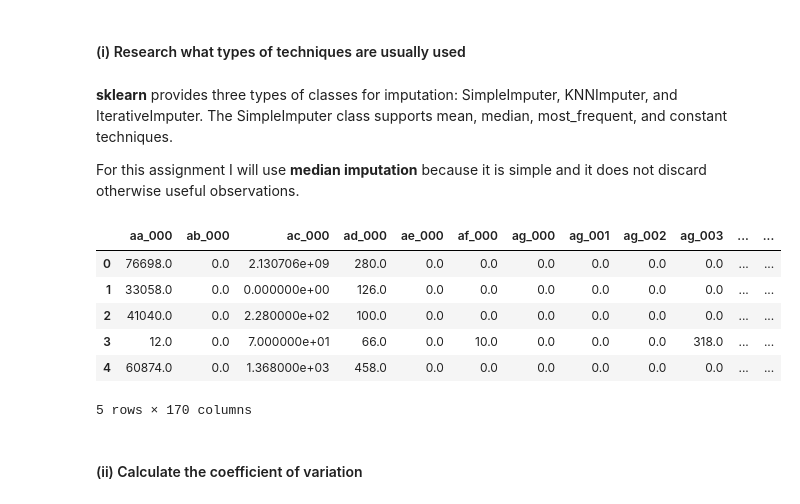
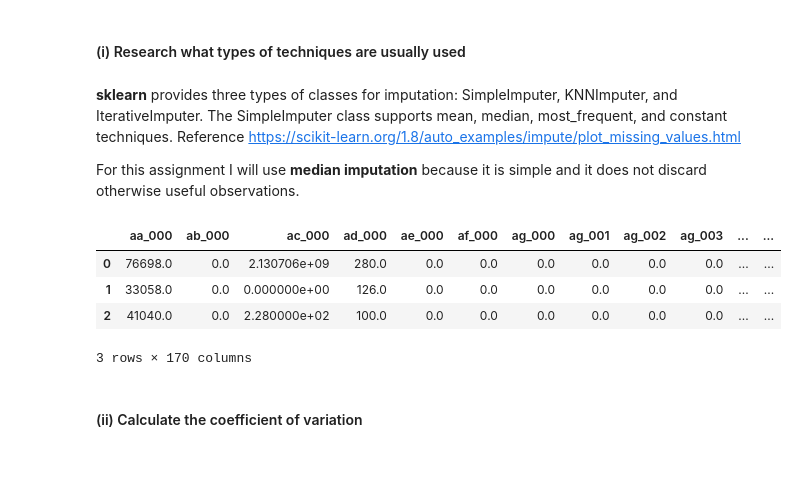
Before and after one commit to gblombach/DSCI-552_Homework_6, a Jupyter notebook: notebooks/Blombach_George_HW6.ipynb, the cells around one changed output. Cells and saved outputs as stored; diff of their text form; code cells hidden in the pictures; blank space fills up the shorter version.

```diff
--- a/notebooks/Blombach_George_HW6.ipynb
+++ b/notebooks/Blombach_George_HW6.ipynb
@@ -32,31 +32,29 @@ train = pd.read_csv('../data/aps_failure_training_set.csv', skiprows=20, header=
 # %% [markdown]
 #### (i) Research what types of techniques are usually used
 # %% [markdown]
-**sklearn** provides three types of classes for imputation: SimpleImputer, KNNImputer, and IterativeImputer. The SimpleImputer class supports mean, median, most_frequent, and constant techniques.
+**sklearn** provides three types of classes for imputation: SimpleImputer, KNNImputer, and IterativeImputer. The SimpleImputer class supports mean, median, most_frequent, and constant techniques. Reference https://scikit-learn.org/1.8/auto_examples/impute/plot_missing_values.html
 
 For this assignment I will use **median imputation** because it is simple and it does not discard otherwise useful observations.
 # %%
 #separate values before imputation
 X_train = train.drop(columns="class").copy()
 y_train = train["class"].copy()
 X_test = test.drop(columns="class").copy()
 y_test = test["class"].copy()
 
 #setup imputer
 imputer = SimpleImputer(strategy="median")
 
 #impute and preserve feature names; NOTE imputer learns the medians from X_train and applies those same medians to X_test
 X_train_imputed = pd.DataFrame(imputer.fit_transform(X_train), columns=X_train.columns, index=X_train.index)
 X_test_imputed = pd.DataFrame(imputer.transform(X_test), columns=X_test.columns, index=X_test.index)
-display(X_train_imputed.head())
+display(X_train_imputed.head(3))
 # %% [output]
 |  | aa_000 | ab_000 | ac_000 | ad_000 | ae_000 | af_000 | ag_000 | ag_001 | ag_002 | ag_003 | ... | ... |
 | 0 | 76698.0 | 0.0 | 2.130706e+09 | 280.0 | 0.0 | 0.0 | 0.0 | 0.0 | 0.0 | 0.0 | ... | ... |
 | 1 | 33058.0 | 0.0 | 0.000000e+00 | 126.0 | 0.0 | 0.0 | 0.0 | 0.0 | 0.0 | 0.0 | ... | ... |
 | 2 | 41040.0 | 0.0 | 2.280000e+02 | 100.0 | 0.0 | 0.0 | 0.0 | 0.0 | 0.0 | 0.0 | ... | ... |
-| 3 | 12.0 | 0.0 | 7.000000e+01 | 66.0 | 0.0 | 10.0 | 0.0 | 0.0 | 0.0 | 318.0 | ... | ... |
-| 4 | 60874.0 | 0.0 | 1.368000e+03 | 458.0 | 0.0 | 0.0 | 0.0 | 0.0 | 0.0 | 0.0 | ... | ... |
-5 rows × 170 columns
+3 rows × 170 columns
 # %% [markdown]
 #### (ii) Calculate the coefficient of variation
 # %%
```
Also changed, not shown: parts of 10 cells of this notebook.
